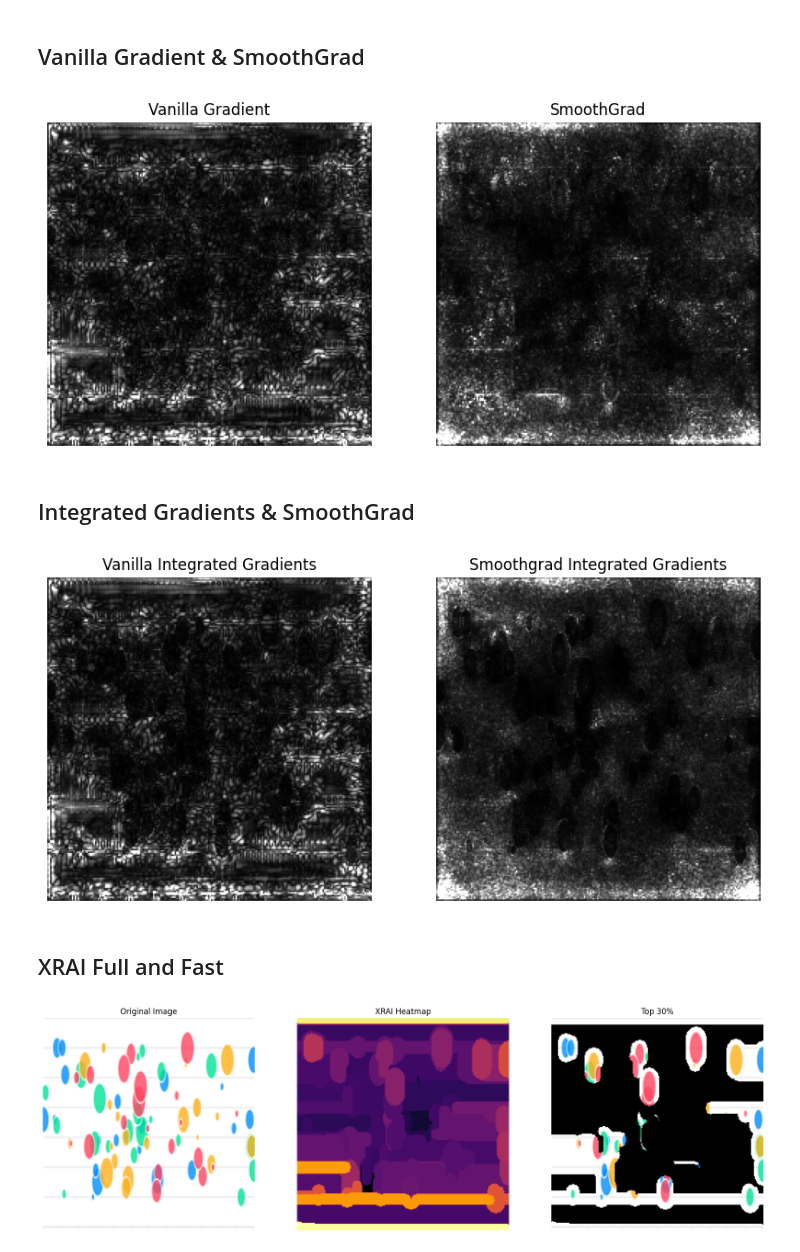
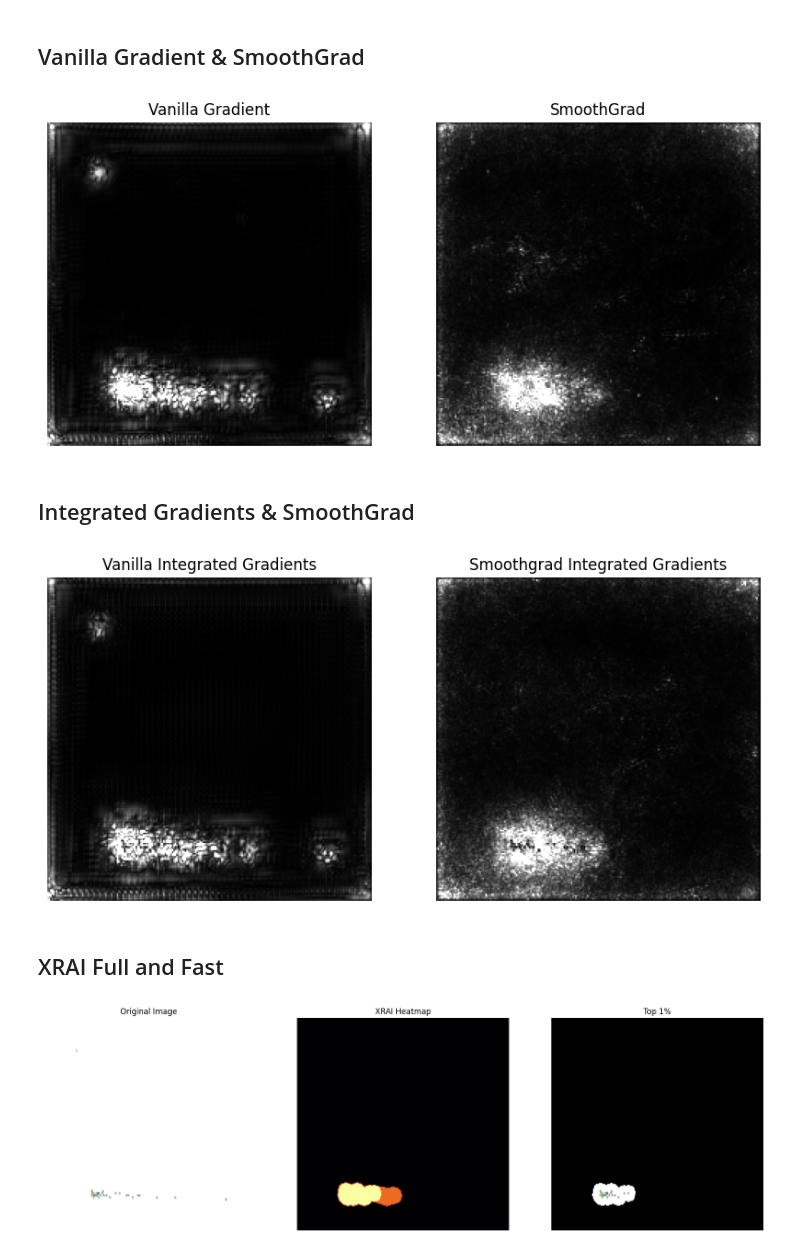
Before and after one commit to enridaga/conceptual-saliency, a Jupyter notebook: notebooks/conceptual_saliency.ipynb, the cells around one changed output. Saved outputs shown, nothing was run; the diff lists cells and outputs as text; code cells hidden in the pictures.

```diff
--- a/notebooks/conceptual_saliency.ipynb
+++ b/notebooks/conceptual_saliency.ipynb
@@ -302,7 +479,7 @@ def call_model_function(images, call_model_args=None, expected_keys=None):
                     saliency.base.CONVOLUTION_OUTPUT_GRADIENTS: gradients}
 # %%
 # Load the image
-im_orig = LoadImage('../results/bubblechart.png')
+im_orig = LoadImage('../results/tate_artwork_subjects_scatterplot.png')
 im = PreprocessImage(im_orig)
 
 # Show the image
@@ -340,9 +517,9 @@ P.figure(figsize=(ROWS * UPSCALE_FACTOR, COLS * UPSCALE_FACTOR))
 ShowGrayscaleImage(vanilla_mask_grayscale, title='Vanilla Gradient', ax=P.subplot(ROWS, COLS, 1))
 ShowGrayscaleImage(smoothgrad_mask_grayscale, title='SmoothGrad', ax=P.subplot(ROWS, COLS, 2))
 # Save the figure
-P.savefig('../results/bubblechart/saliency_masks_grad.png', bbox_inches='tight', pad_inches=0)
+P.savefig('../results/scatterplot/saliency_masks_grad.png', bbox_inches='tight', pad_inches=0)
 # %% [output]
-[figure, old version]
+[figure, new version]
 # %% [markdown]
 ## Integrated Gradients & SmoothGrad
 # %%
@@ -372,35 +549,35 @@ P.figure(figsize=(ROWS * UPSCALE_FACTOR, COLS * UPSCALE_FACTOR))
 # Render the saliency masks.
 ShowGrayscaleImage(vanilla_mask_grayscale, title='Vanilla Integrated Gradients', ax=P.subplot(ROWS, COLS, 1))
 ShowGrayscaleImage(smoothgrad_mask_grayscale, title='Smoothgrad Integrated Gradients', ax=P.subplot(ROWS, COLS, 2))
-P.savefig('../results/bubblechart/saliency_masks_grad_integrated.png', bbox_inches='tight', pad_inches=0)
+P.savefig('../results/scatterplot/saliency_masks_grad_integrated.png', bbox_inches='tight', pad_inches=0)
 # %% [output]
-[figure, old version]
+[figure, new version]
 # %% [markdown]
 ## XRAI Full and Fast
 # %%
-# Construct the saliency object. This alone doesn't do anthing.
+# Construct the saliency object.
 xrai_object = saliency.XRAI()
 
 # Compute XRAI attributions with default parameters
 xrai_attributions = xrai_object.GetMask(im, call_model_function, call_model_args, batch_size=20)
 
 # Set up matplot lib figures.
 ROWS = 1
 COLS = 3
 UPSCALE_FACTOR = 20
 P.figure(figsize=(ROWS * UPSCALE_FACTOR, COLS * UPSCALE_FACTOR))
 
 # Show original image
 ShowImage(im_orig, title='Original Image', ax=P.subplot(ROWS, COLS, 1))
 
 # Show XRAI heatmap attributions
 ShowHeatMap(xrai_attributions, title='XRAI Heatmap', ax=P.subplot(ROWS, COLS, 2))
 
 # Show most salient 30% of the image
-mask = xrai_attributions >= np.percentile(xrai_attributions, 70)
+mask = xrai_attributions >= np.percentile(xrai_attributions, 99)
 im_mask = np.array(im_orig)
 im_mask[~mask] = 0
-ShowImage(im_mask, title='Top 30%', ax=P.subplot(ROWS, COLS, 3))
-P.savefig('../results/bubblechart/xray.png', bbox_inches='tight', pad_inches=0)
+ShowImage(im_mask, title='Top 1%', ax=P.subplot(ROWS, COLS, 3))
+P.savefig('../results/scatterplot/xray_01.png', bbox_inches='tight', pad_inches=0)
 # %% [output]
-[figure, old version]
+[figure, new version]
```
Also changed, not shown: parts of 24 cells of this notebook.
